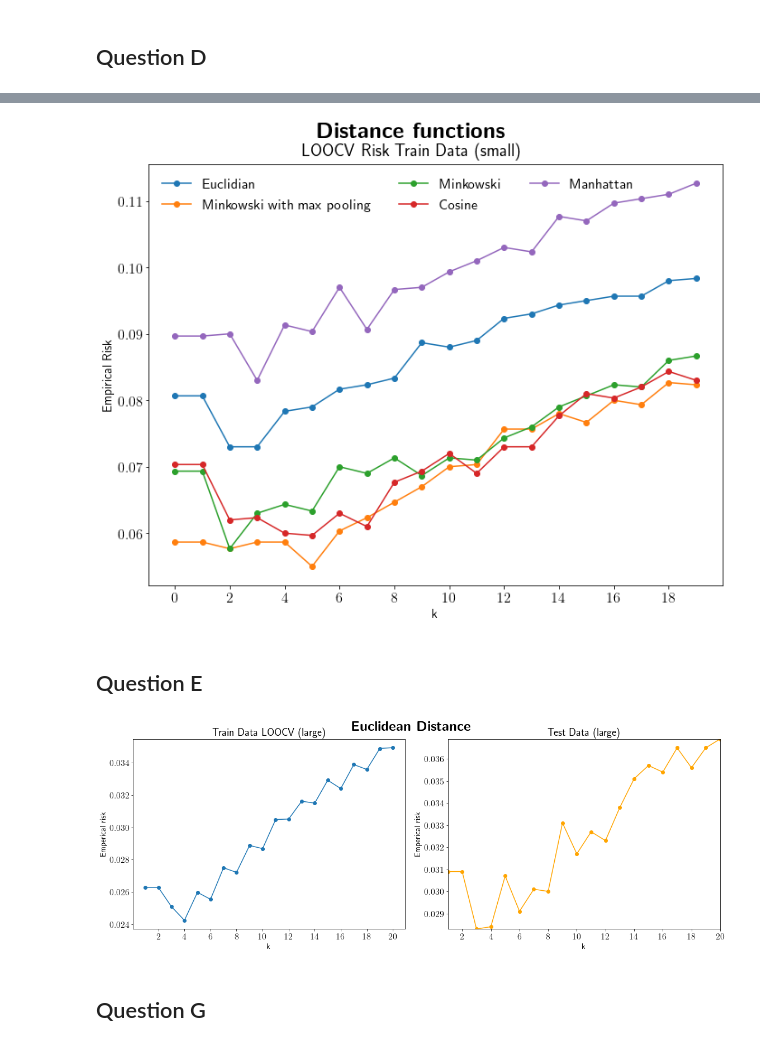
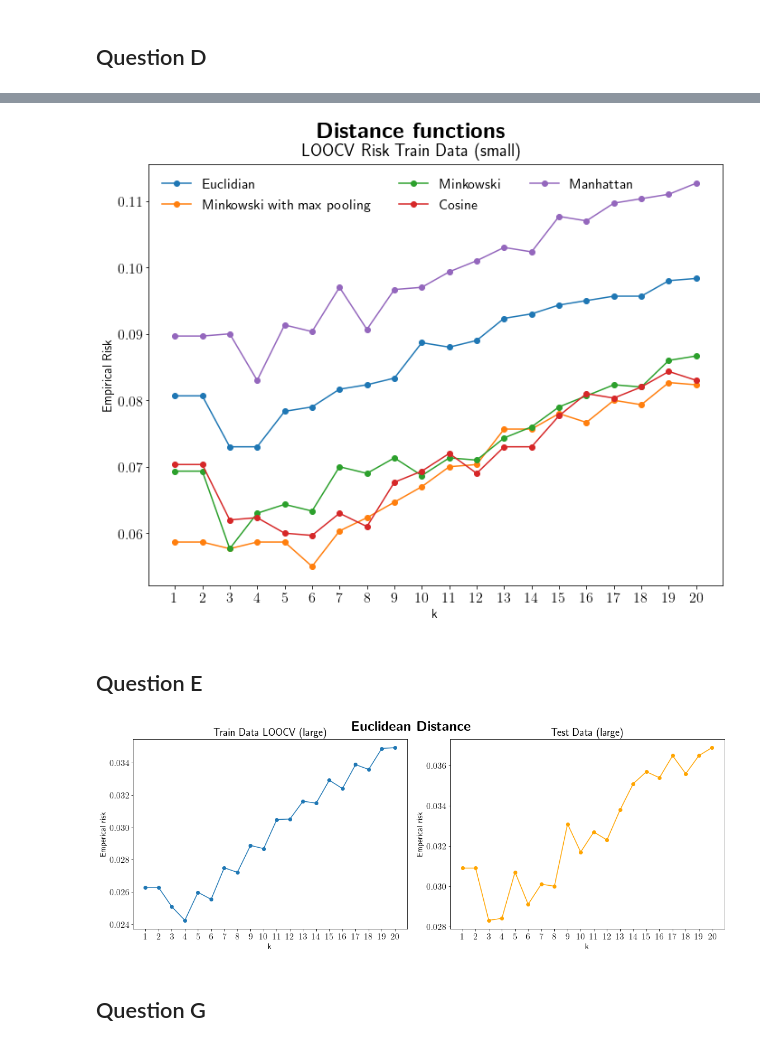
Before and after one commit to RobvanGastel/k-NN, a Jupyter notebook: notebooks/plots_messy.ipynb, the cells around one changed output, grey strips where cells are left out. Saved outputs shown, nothing was run; the diff lists cells and outputs as text; code cells hidden in the pictures.

```diff
--- a/notebooks/plots_messy.ipynb
+++ b/notebooks/plots_messy.ipynb
@@ -287,9 +269,10 @@ fig.suptitle(
 # ax1.set_title('LOOCV Train Data', fontsize=AX_TITLE_SIZE)
 ax1.set_xlabel('k', fontsize=LABEL_SIZE)
 ax1.set_ylabel('Empirical Risk', fontsize=LABEL_SIZE)
-ax1.set_xticks([x for x in range(0, len(eucl_train_LOOCV[:,1])+1, 2)])
+ax1.set_xticks([x for x in range(1, len(eucl_train_LOOCV[:,1])+1)])
 for i, p in enumerate(combined_risk):
     ax1.plot(
+        range(1, 21),
         p,
         marker='o',
         label=f'{combined[i]}'
@@ -311,42 +294,42 @@ fig.savefig(
     pad_inches=0
 )
 # %% [output]
-[figure, old version]
+[figure, new version]
 # %% [markdown]
 ## Question E
 # %%
 eucl_test = get_data('euclidian', test=True, small=False, LOOCV=True) # Not actually LOOCV
 eucl_train = get_data('euclidian', test=False, small=False, LOOCV=True) # eucl_train[:, 0]/59999
 eucl_train_risk = eucl_train[:, 0]/59999
 eucl_test_risk = eucl_test[:, 0]/10000
 
 fig, (ax1, ax2) = plt.subplots(1, 2, figsize=(16, 6))
 fig.suptitle(r'\Huge{\textbf{Euclidean Distance}}', )
 
 ax1.set_title(r'Train Data LOOCV (large)')
 ax1.set_xlabel('k', fontsize=LABEL_SIZE)
 ax1.set_ylabel('Emperical risk', fontsize=LABEL_SIZE)
-ax1.set_xticks([x for x in range(0, len(eucl_train[:,1])+1, 2)])
+ax1.set_xticks([x for x in range(1, len(eucl_train[:,1])+1)])
 ax1.plot(eucl_train[:,1], eucl_train_risk, marker='o')
 
 ax2.set_title(r'Test Data (large)')
 ax2.set_xlabel('k', fontsize=LABEL_SIZE)
 ax2.set_ylabel('Emperical risk', fontsize=LABEL_SIZE)
-ax2.set_xticks([x for x in range(0, len(eucl_test[:,1])+1, 2)])
+ax2.set_xticks([x for x in range(1, len(eucl_test[:,1])+1)])
 ax2.plot(eucl_test[:,1], eucl_test_risk, marker='o', color='orange')
-plt.autoscale(tight=True)
+# plt.autoscale(tight=True)
 
 
 fig.tight_layout()
 fig.savefig(
     r'../figures/QE.png',
     bbox_size='tight',
     dpi=350,
     transparent=True,
     pad_inches=0
 )
 # %% [output]
-[figure, old version]
+[figure, new version]
 # %% [markdown]
 ## Question G
 # %%
```
Also changed, not shown: parts of 9 cells of this notebook, 8 other files.
